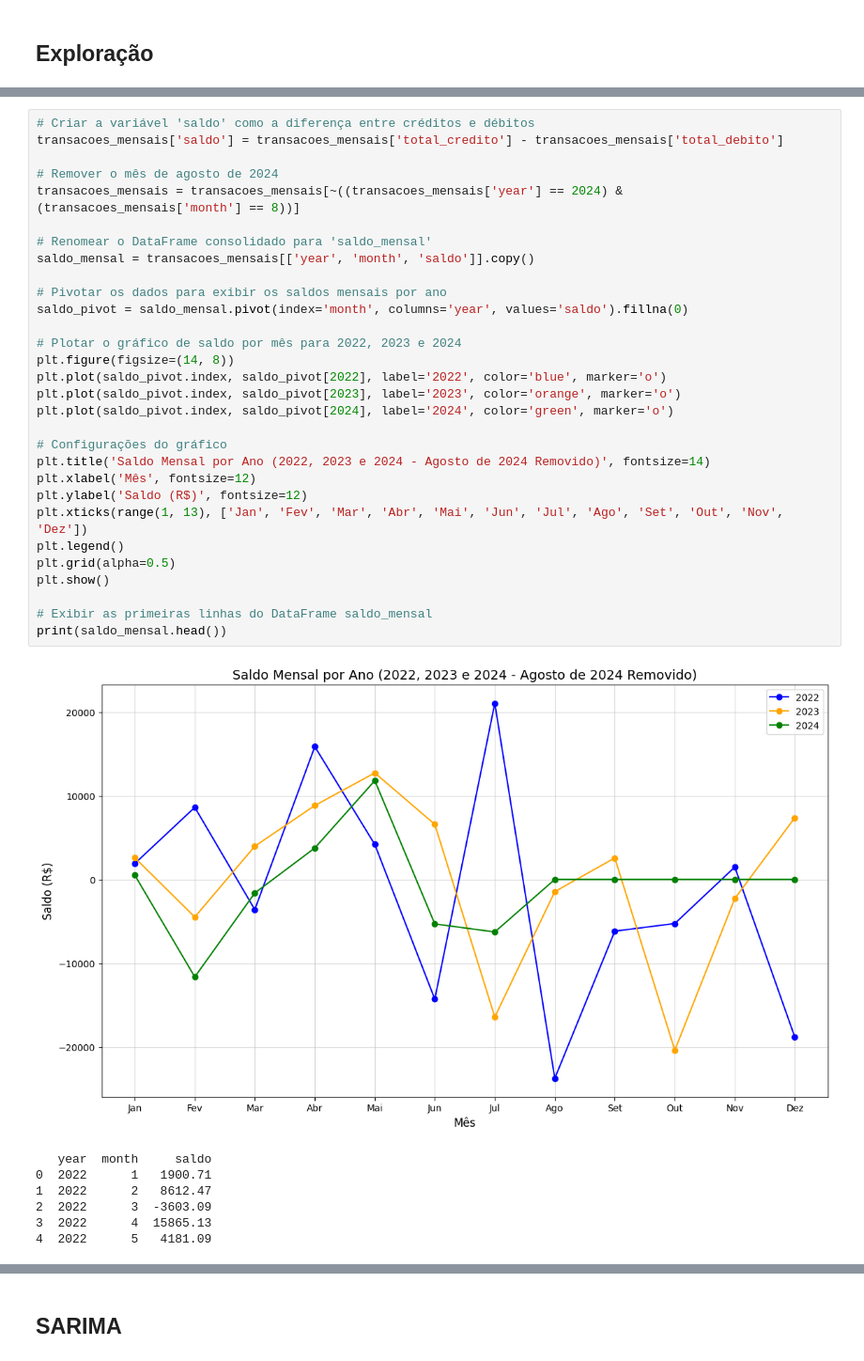
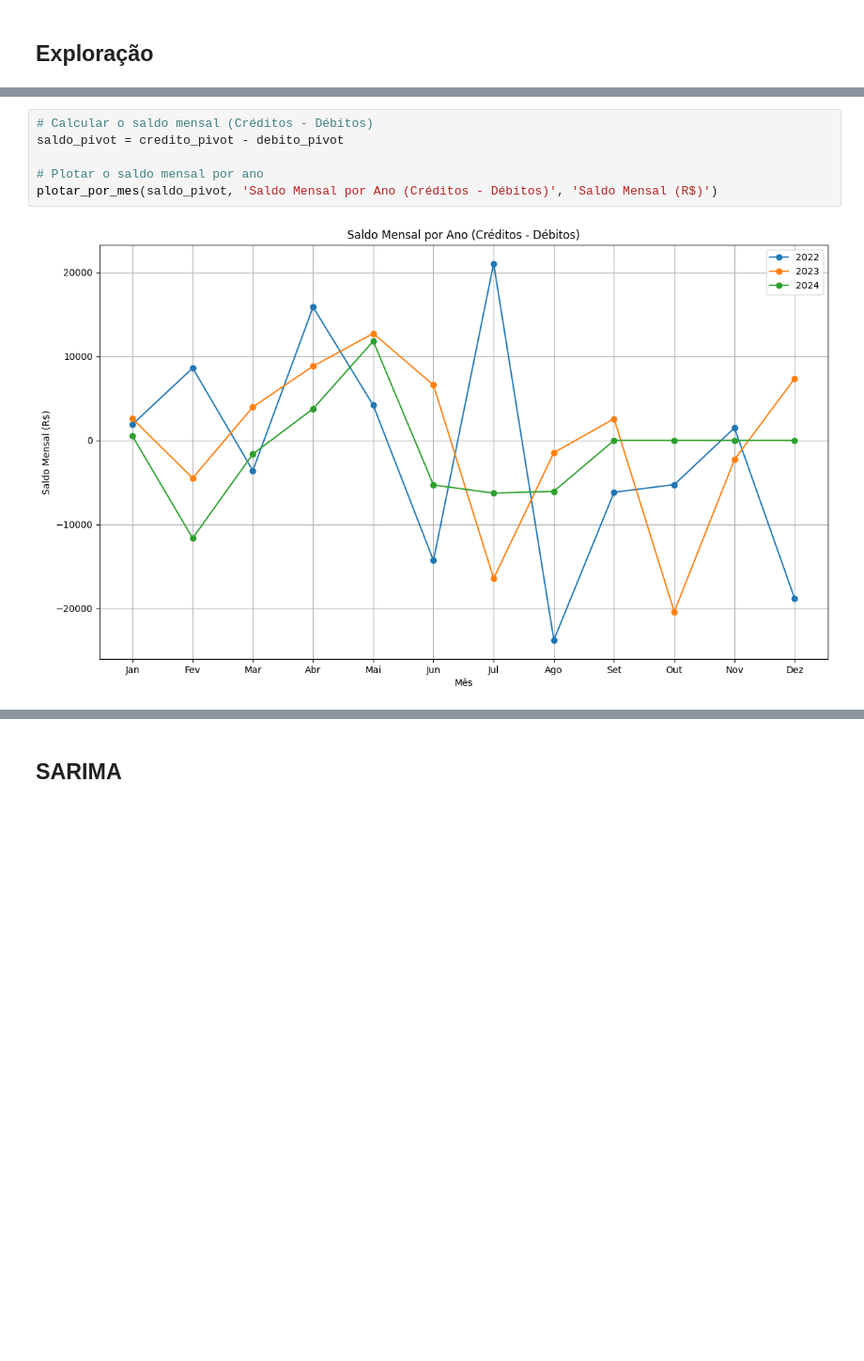
Before and after one commit to pedro-coelho-dr/dash, a Jupyter notebook: exploration/exploration.ipynb, the cells around one changed output, grey strips where cells are left out. Shown at 94% size. Drawn from its saved outputs; the diff is of its cells as text; blank space fills up the shorter version.

```diff
--- a/exploration/exploration.ipynb
+++ b/exploration/exploration.ipynb
@@ -378,38 +222,8 @@ plt.show()
-# %%
-# Criar a variável 'saldo' como a diferença entre créditos e débitos
-transacoes_mensais['saldo'] = transacoes_mensais['total_credito'] - transacoes_mensais['total_debito']
-
-# Remover o mês de agosto de 2024
-transacoes_mensais = transacoes_mensais[~((transacoes_mensais['year'] == 2024) & (transacoes_mensais['month'] == 8))]
-
-# Renomear o DataFrame consolidado para 'saldo_mensal'
-saldo_mensal = transacoes_mensais[['year', 'month', 'saldo']].copy()
-
-# Pivotar os dados para exibir os saldos mensais por ano
-saldo_pivot = saldo_mensal.pivot(index='month', columns='year', values='saldo').fillna(0)
-
-# Plotar o gráfico de saldo por mês para 2022, 2023 e 2024
-plt.figure(figsize=(14, 8))
-plt.plot(saldo_pivot.index, saldo_pivot[2022], label='2022', color='blue', marker='o')
-plt.plot(saldo_pivot.index, saldo_pivot[2023], label='2023', color='orange', marker='o')
-plt.plot(saldo_pivot.index, saldo_pivot[2024], label='2024', color='green', marker='o')
-
-# Configurações do gráfico
-plt.title('Saldo Mensal por Ano (2022, 2023 e 2024 - Agosto de 2024 Removido)', fontsize=14)
-plt.xlabel('Mês', fontsize=12)
-plt.ylabel('Saldo (R$)', fontsize=12)
-plt.xticks(range(1, 13), ['Jan', 'Fev', 'Mar', 'Abr', 'Mai', 'Jun', 'Jul', 'Ago', 'Set', 'Out', 'Nov', 'Dez'])
-plt.legend()
-plt.grid(alpha=0.5)
-plt.show()
-
-# Exibir as primeiras linhas do DataFrame saldo_mensal
-print(saldo_mensal.head())
-# %% [output]
-[figure, removed]
-   year  month     saldo
-0  2022      1   1900.71
-1  2022      2   8612.47
-2  2022      3  -3603.09
-3  2022      4  15865.13
-4  2022      5   4181.09
+# %%
+# Calcular o saldo mensal (Créditos - Débitos)
+saldo_pivot = credito_pivot - debito_pivot
+
+# Plotar o saldo mensal por ano
+plotar_por_mes(saldo_pivot, 'Saldo Mensal por Ano (Créditos - Débitos)', 'Saldo Mensal (R$)')
+# %% [output]
+[figure, added]
```
Also changed, not shown: parts of 24 cells of this notebook, 1 other file.
